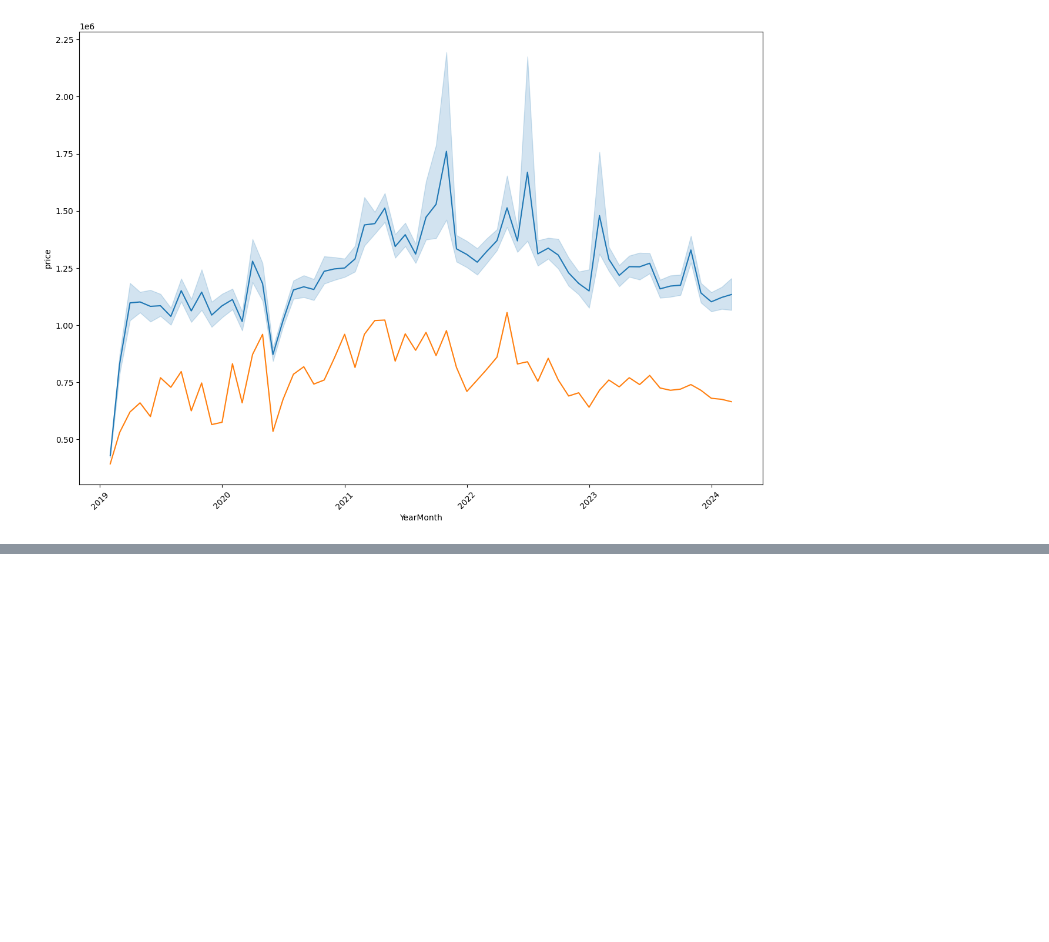
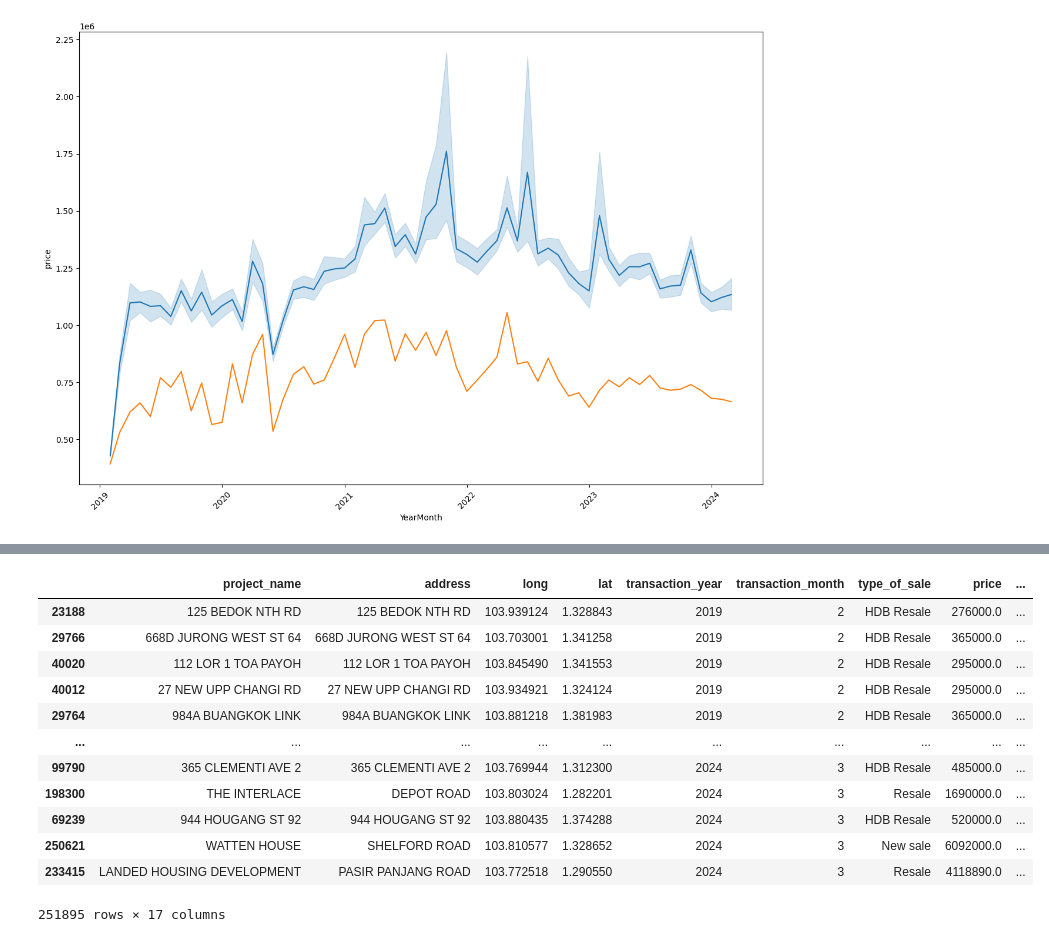
Before and after one commit to magiciansz/is3107-property-price-analysis, a Jupyter notebook: etl/test_visualization.ipynb, the cells around one changed output, grey strips where cells are left out. Cells and saved outputs as stored; diff of their text form; code cells hidden in the pictures; blank space fills up the shorter version.

```diff
--- a/etl/test_visualization.ipynb
+++ b/etl/test_visualization.ipynb
@@ -41,0 +63,16 @@ ax.tick_params(axis='x', labelrotation=45)
+# %%
+data
+# %% [output]
+|  | project_name | address | long | lat | transaction_year | transaction_month | type_of_sale | price | ... |
+| 23188 | 125 BEDOK NTH RD | 125 BEDOK NTH RD | 103.939124 | 1.328843 | 2019 | 2 | HDB Resale | 276000.0 | ... |
+| 29766 | 668D JURONG WEST ST 64 | 668D JURONG WEST ST 64 | 103.703001 | 1.341258 | 2019 | 2 | HDB Resale | 365000.0 | ... |
+| 40020 | 112 LOR 1 TOA PAYOH | 112 LOR 1 TOA PAYOH | 103.845490 | 1.341553 | 2019 | 2 | HDB Resale | 295000.0 | ... |
+| 40012 | 27 NEW UPP CHANGI RD | 27 NEW UPP CHANGI RD | 103.934921 | 1.324124 | 2019 | 2 | HDB Resale | 295000.0 | ... |
+| 29764 | 984A BUANGKOK LINK | 984A BUANGKOK LINK | 103.881218 | 1.381983 | 2019 | 2 | HDB Resale | 365000.0 | ... |
+| ... | ... | ... | ... | ... | ... | ... | ... | ... | ... |
+| 99790 | 365 CLEMENTI AVE 2 | 365 CLEMENTI AVE 2 | 103.769944 | 1.312300 | 2024 | 3 | HDB Resale | 485000.0 | ... |
+| 198300 | THE INTERLACE | DEPOT ROAD | 103.803024 | 1.282201 | 2024 | 3 | Resale | 1690000.0 | ... |
+| 69239 | 944 HOUGANG ST 92 | 944 HOUGANG ST 92 | 103.880435 | 1.374288 | 2024 | 3 | HDB Resale | 520000.0 | ... |
+| 250621 | WATTEN HOUSE | SHELFORD ROAD | 103.810577 | 1.328652 | 2024 | 3 | New sale | 6092000.0 | ... |
+| 233415 | LANDED HOUSING DEVELOPMENT | PASIR PANJANG ROAD | 103.772518 | 1.290550 | 2024 | 3 | Resale | 4118890.0 | ... |
+251895 rows × 17 columns
```
Also changed, not shown: parts of 5 cells of this notebook, 2 other files.
